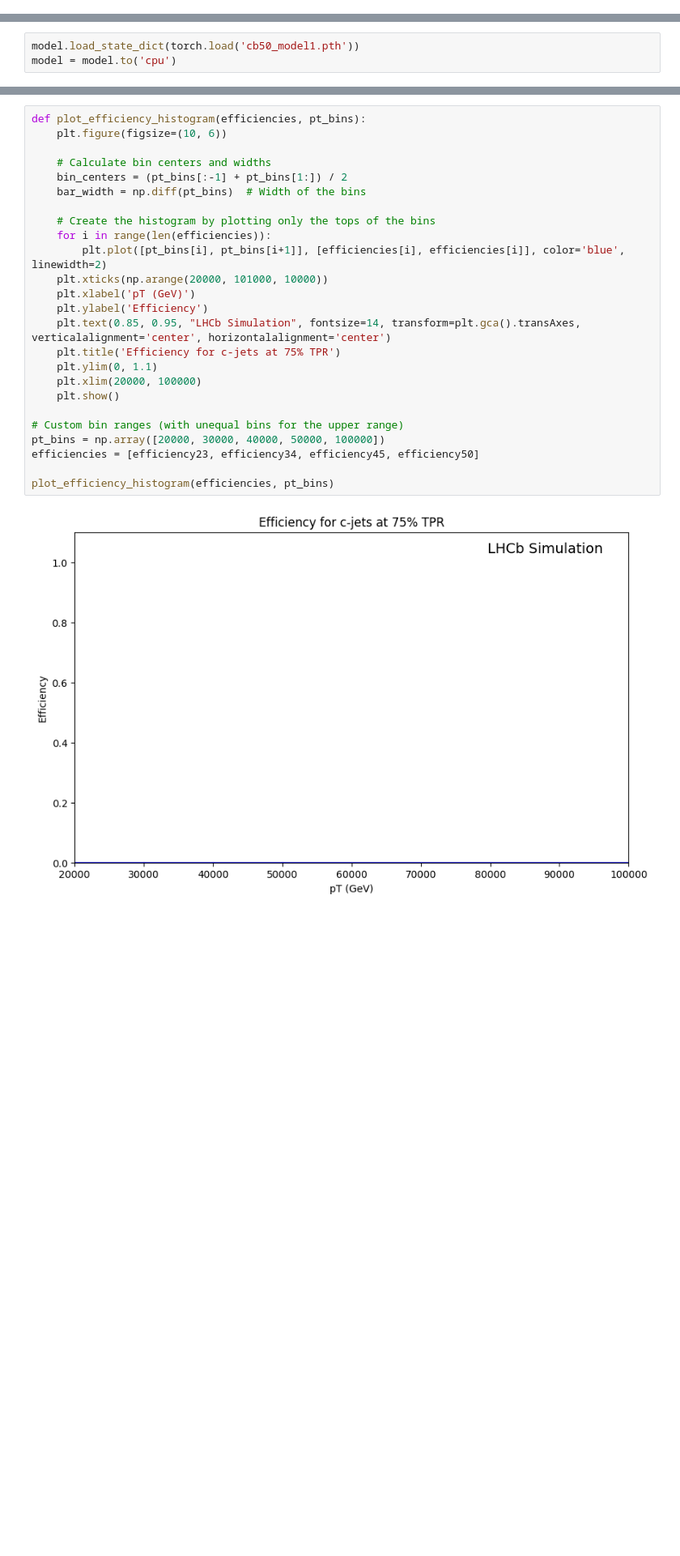
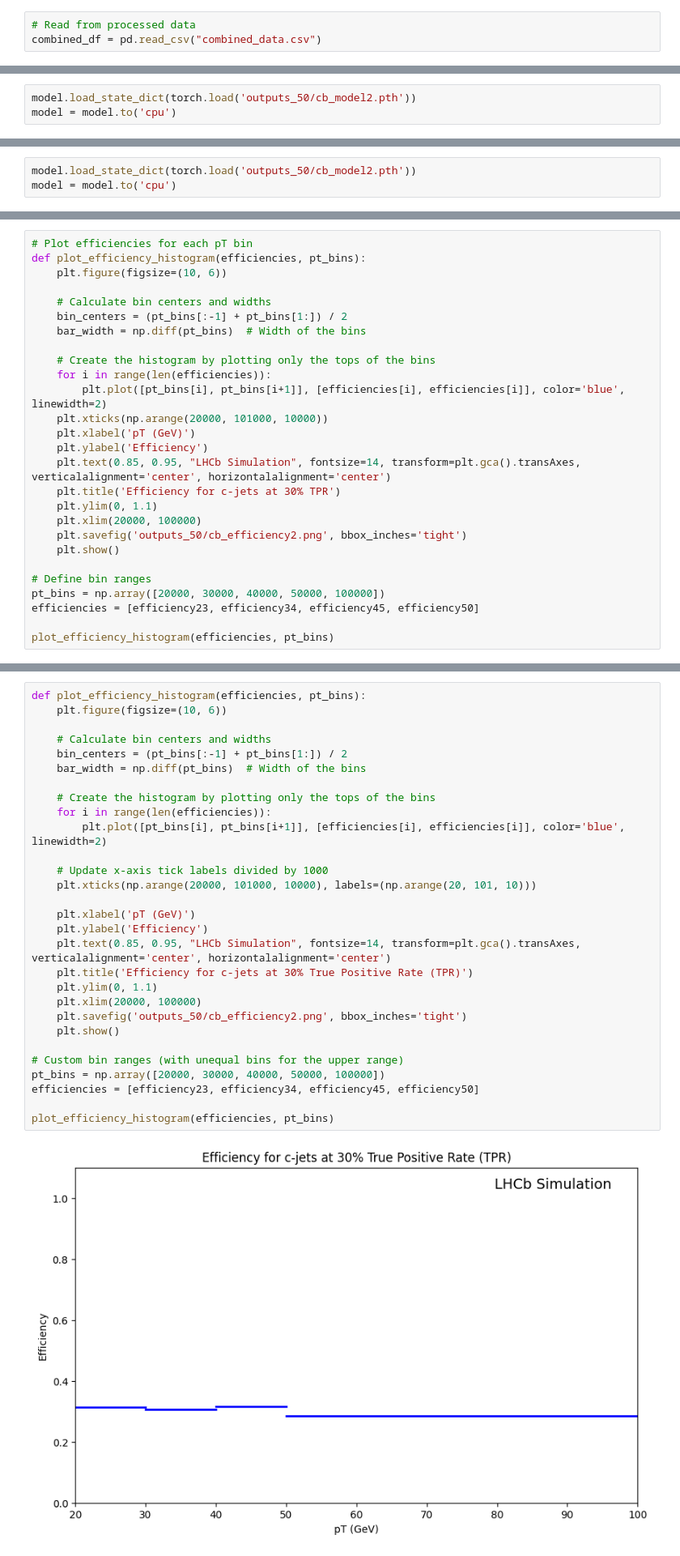
Before and after one commit to gpesticci/Jet-GNN, a Jupyter notebook: cb50_GNN.ipynb, the cells around one changed output, grey strips where cells are left out. Shown at 81% size. Drawn from its saved outputs; the diff is of its cells as text; blank space fills up the shorter version.

```diff
--- a/cb50_GNN.ipynb
+++ b/cb50_GNN.ipynb
@@ -109,0 +38,3 @@ bkg_df = pd.concat([bb_df, bb50_df])
+# %%
+# Read from processed data
+combined_df = pd.read_csv("combined_data.csv")
@@ -683,3 +694,6 @@ df = pd.concat([cc_df, bb_df]).reset_index(drop=True)
+# %%
+model.load_state_dict(torch.load('outputs_50/cb_model2.pth'))
+model = model.to('cpu')
 # %%
 df = validation_df
 chosen_threshold = 0.5
@@ -784,5 +798,5 @@ Prediction: c-jet
 # %% [markdown]
 # Create Efficiency Plot
 # %%
-model.load_state_dict(torch.load('cb50_model1.pth'))
+model.load_state_dict(torch.load('outputs_50/cb_model2.pth'))
 model = model.to('cpu')
@@ -969,0 +1014,27 @@ Efficiency for pT 50-100 GeV: 0.0000
+# %%
+# Plot efficiencies for each pT bin
+def plot_efficiency_histogram(efficiencies, pt_bins):
+    plt.figure(figsize=(10, 6))
+
+    # Calculate bin centers and widths
+    bin_centers = (pt_bins[:-1] + pt_bins[1:]) / 2
+    bar_width = np.diff(pt_bins)  # Width of the bins
+
+    # Create the histogram by plotting only the tops of the bins
+    for i in range(len(efficiencies)):
+        plt.plot([pt_bins[i], pt_bins[i+1]], [efficiencies[i], efficiencies[i]], color='blue', linewidth=2)
+    plt.xticks(np.arange(20000, 101000, 10000))
+    plt.xlabel('pT (GeV)')
+    plt.ylabel('Efficiency')
+    plt.text(0.85, 0.95, "LHCb Simulation", fontsize=14, transform=plt.gca().transAxes, verticalalignment='center', horizontalalignment='center')
+    plt.title('Efficiency for c-jets at 30% TPR')
+    plt.ylim(0, 1.1)
+    plt.xlim(20000, 100000)
+    plt.savefig('outputs_50/cb_efficiency2.png', bbox_inches='tight')
+    plt.show()
+
+# Define bin ranges
+pt_bins = np.array([20000, 30000, 40000, 50000, 100000])
+efficiencies = [efficiency23, efficiency34, efficiency45, efficiency50]
+
+plot_efficiency_histogram(efficiencies, pt_bins)
@@ -970,27 +1080,31 @@ Efficiency for pT 50-100 GeV: 0.0000
 # %%
 def plot_efficiency_histogram(efficiencies, pt_bins):
     plt.figure(figsize=(10, 6))
 
     # Calculate bin centers and widths
     bin_centers = (pt_bins[:-1] + pt_bins[1:]) / 2
     bar_width = np.diff(pt_bins)  # Width of the bins
 
     # Create the histogram by plotting only the tops of the bins
     for i in range(len(efficiencies)):
         plt.plot([pt_bins[i], pt_bins[i+1]], [efficiencies[i], efficiencies[i]], color='blue', linewidth=2)
-    plt.xticks(np.arange(20000, 101000, 10000))
+
+    # Update x-axis tick labels divided by 1000
+    plt.xticks(np.arange(20000, 101000, 10000), labels=(np.arange(20, 101, 10)))
+
     plt.xlabel('pT (GeV)')
     plt.ylabel('Efficiency')
     plt.text(0.85, 0.95, "LHCb Simulation", fontsize=14, transform=plt.gca().transAxes, verticalalignment='center', horizontalalignment='center')
-    plt.title('Efficiency for c-jets at 75% TPR')
+    plt.title('Efficiency for c-jets at 30% True Positive Rate (TPR)')
     plt.ylim(0, 1.1)
     plt.xlim(20000, 100000)
+    plt.savefig('outputs_50/cb_efficiency2.png', bbox_inches='tight')
     plt.show()
 
 # Custom bin ranges (with unequal bins for the upper range)
 pt_bins = np.array([20000, 30000, 40000, 50000, 100000])
 efficiencies = [efficiency23, efficiency34, efficiency45, efficiency50]
 
 plot_efficiency_histogram(efficiencies, pt_bins)
 # %% [output]
-[figure, old version]
+[figure, new version]
```
Also changed, not shown: parts of 54 cells of this notebook, 1 other file.
